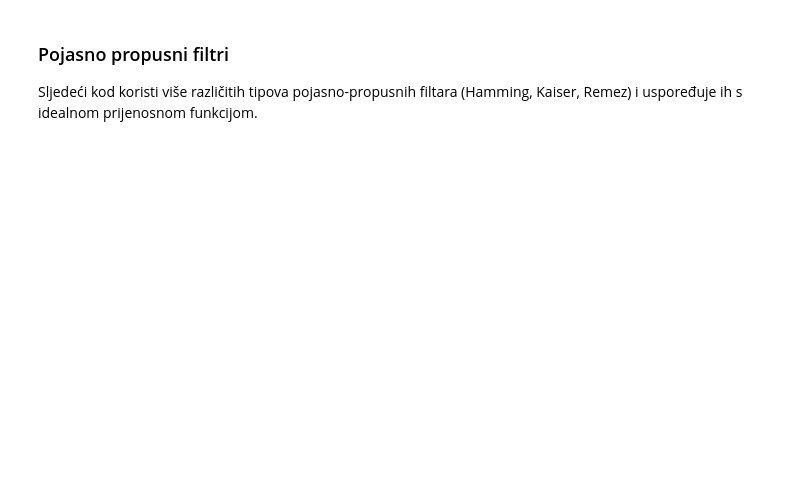
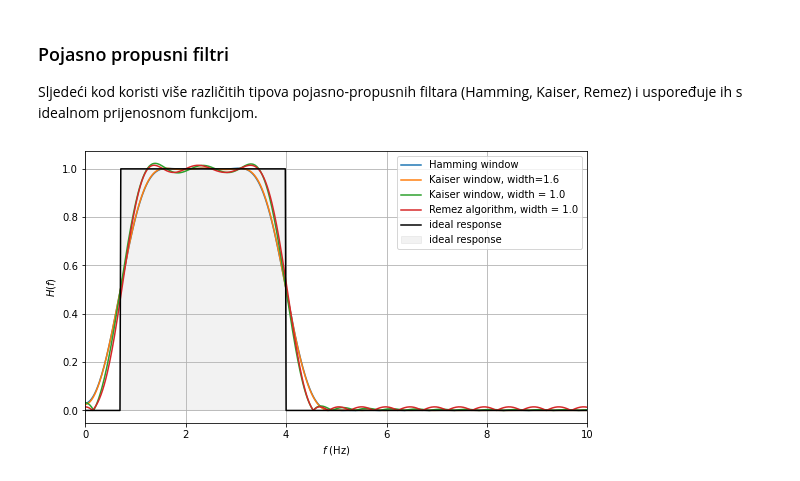
Before and after one commit to akapet00/teaching, a Jupyter notebook: emc_512/lab/Python/03-lab-ex.ipynb, the cells around one changed output. Drawn from its saved outputs; the diff is of its cells as text; code cells hidden in the pictures; blank space fills up the shorter version.

```diff
--- a/emc_512/lab/Python/03-lab-ex.ipynb
+++ b/emc_512/lab/Python/03-lab-ex.ipynb
@@ -126,61 +292,59 @@ plt.show()
 ### Pojasno propusni filtri
 Sljedeći kod koristi više različitih tipova pojasno-propusnih filtara (Hamming, Kaiser, Remez) i uspoređuje ih s idealnom prijenosnom funkcijom.
 # %%
-from scipy.signal import freqz
-from scipy.signal import firwin, remez, kaiser_atten, kaiser_beta
-
-
 def bandpass_firwin(ntaps, lowcut, highcut, fs, window='hamming'):
     nyq = 0.5 * fs
-    taps = firwin(ntaps, [lowcut, highcut], nyq=nyq, pass_zero=False, window=window, scale=False)
+    taps = ss.firwin(ntaps, [lowcut, highcut], nyq=nyq, pass_zero=False, window=window, scale=False)
     return taps
 
 
 def bandpass_kaiser(ntaps, lowcut, highcut, fs, width):
     nyq = 0.5 * fs
-    atten = kaiser_atten(ntaps, width / nyq)
-    beta = kaiser_beta(atten)
-    taps = firwin(ntaps, [lowcut, highcut], nyq=nyq, pass_zero=False, window=('kaiser', beta), scale=False)
+    atten = ss.kaiser_atten(ntaps, width / nyq)
+    beta = ss.kaiser_beta(atten)
+    taps = ss.firwin(ntaps, [lowcut, highcut], nyq=nyq, pass_zero=False, window=('kaiser', beta), scale=False)
     return taps
 
 def bandpass_remez(ntaps, lowcut, highcut, fs, width):
     delta = 0.5 * width
     edges = [0, lowcut - delta, lowcut + delta, highcut - delta, highcut + delta, 0.5*fs]
-    taps = remez(ntaps, edges, [0, 1, 0], Hz=fs)
+    taps = ss.remez(ntaps, edges, [0, 1, 0], Hz=fs)
     return taps
 
 
 fs = 63.0
 lowcut = 0.7
 highcut = 4.0
 
 ntaps = 128
 taps_hamming = bandpass_firwin(ntaps, lowcut, highcut, fs=fs)
 taps_kaiser16 = bandpass_kaiser(ntaps, lowcut, highcut, fs=fs, width=1.6)
 taps_kaiser10 = bandpass_kaiser(ntaps, lowcut, highcut, fs=fs, width=1.0)
 remez_width = 1.0
 taps_remez = bandpass_remez(ntaps, lowcut, highcut, fs=fs, width=remez_width)
 
 plt.figure(figsize=(9, 5))
-w, h = freqz(taps_hamming, 1, worN=2000)
+w, h = ss.freqz(taps_hamming, 1, worN=2000)
 plt.plot(fs*0.5/np.pi*w, np.abs(h), label="Hamming window")
 
-w, h = freqz(taps_kaiser16, 1, worN=2000)
+w, h = ss.freqz(taps_kaiser16, 1, worN=2000)
 plt.plot(fs*0.5/np.pi*w, np.abs(h), label='Kaiser window, width=1.6')
 
-w, h = freqz(taps_kaiser10, 1, worN=2000)
+w, h = ss.freqz(taps_kaiser10, 1, worN=2000)
 plt.plot(fs*0.5/np.pi*w, np.abs(h), label='Kaiser window, width = 1.0')
 
-w, h = freqz(taps_remez, 1, worN=2000)
+w, h = ss.freqz(taps_remez, 1, worN=2000)
 plt.plot(fs*0.5/np.pi*w, np.abs(h), label=f'Remez algorithm, width = {remez_width}')
 
 h = np.where((fs*0.5/np.pi*w < lowcut) | (fs*0.5/np.pi*w > highcut), 0, 1)
 plt.plot(fs*0.5/np.pi*w, h, 'k-', label='ideal response')
 plt.fill_between(fs*0.5/np.pi*w, h, color='gray', alpha=0.1, label='ideal response')
 
 plt.xlim(0, 10.0)
 plt.grid(True)
 plt.legend(loc='upper right')
 plt.xlabel('$f$ (Hz)')
 plt.ylabel('$H(f)$')
 plt.show()
+# %% [output]
+[figure, added]
```
Also changed, not shown: parts of 33 cells of this notebook.
